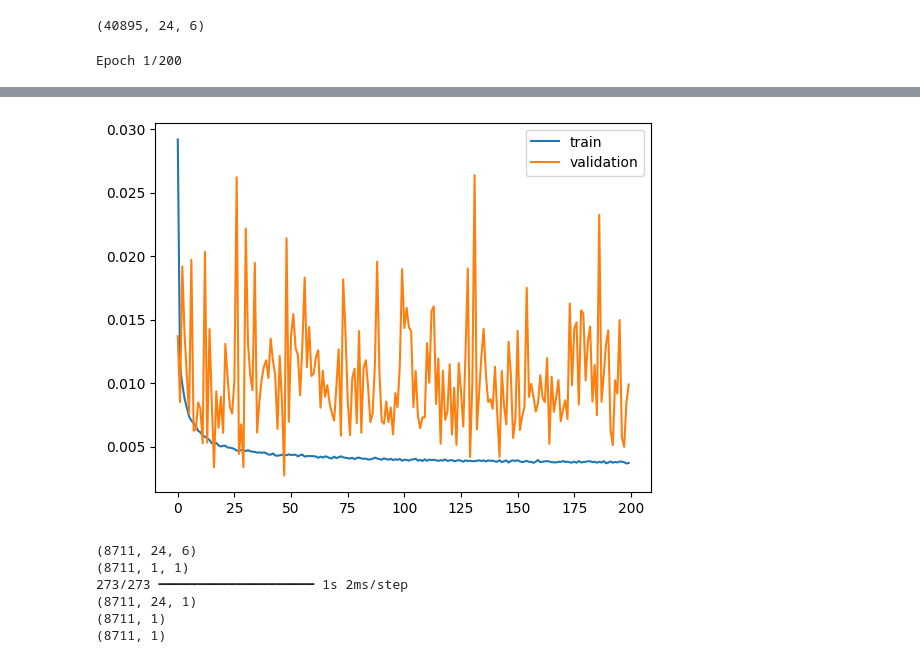
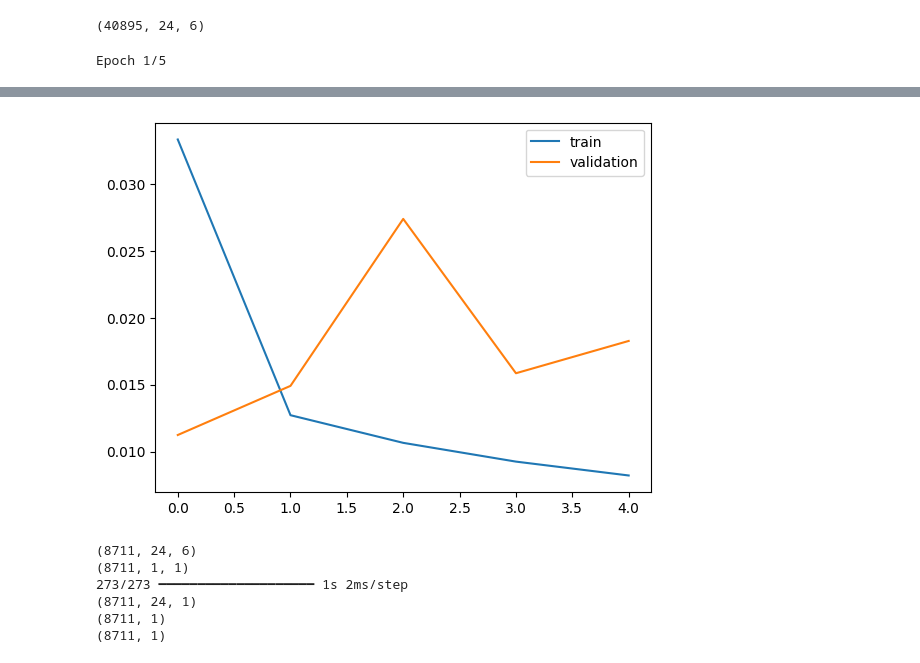
Before and after one commit to gunhamn/public, a Jupyter notebook: DL_Forecasting/trainingRNN.ipynb, the cells around one changed output, grey strips where cells are left out. Saved outputs shown, nothing was run; the diff lists cells and outputs as text; code cells hidden in the pictures.

```diff
--- a/DL_Forecasting/trainingRNN.ipynb
+++ b/DL_Forecasting/trainingRNN.ipynb
@@ -88,14 +88,14 @@ history = model.fit(NO3_train_x,
                     NO3_train_y,
                     NO3_val_x,
                     NO3_val_y,
-                    epochs=200)  # Train the model
+                    epochs=5)  # Train the model
 
 print(f"Training took {time.time()-start_time} seconds.")
 
 model.evaluate(NO3_val_x, NO3_val_y)  # Validate the model
 
-model.plot_history('models/RNN_NO3_200epochs_history.png')  # Visualize training and validation loss
+model.plot_history('models/RNN_NO3_5epochs_history.png')  # Visualize training and validation loss
 
-model.save('models/RNN_NO3_200epochs.keras')  # Save the model
+model.save('models/RNN_NO3_5epochs.keras')  # Save the model
 # %% [output]
-Epoch 1/200
+Epoch 1/5
@@ -119,4 +114,4 @@ Test loss: 0.009888012893497944
-[figure, old version]
+[figure, new version]
 # %%
 from keras.models import load_model
 
```
Also changed, not shown: parts of 2 cells of this notebook, 7 other files.
